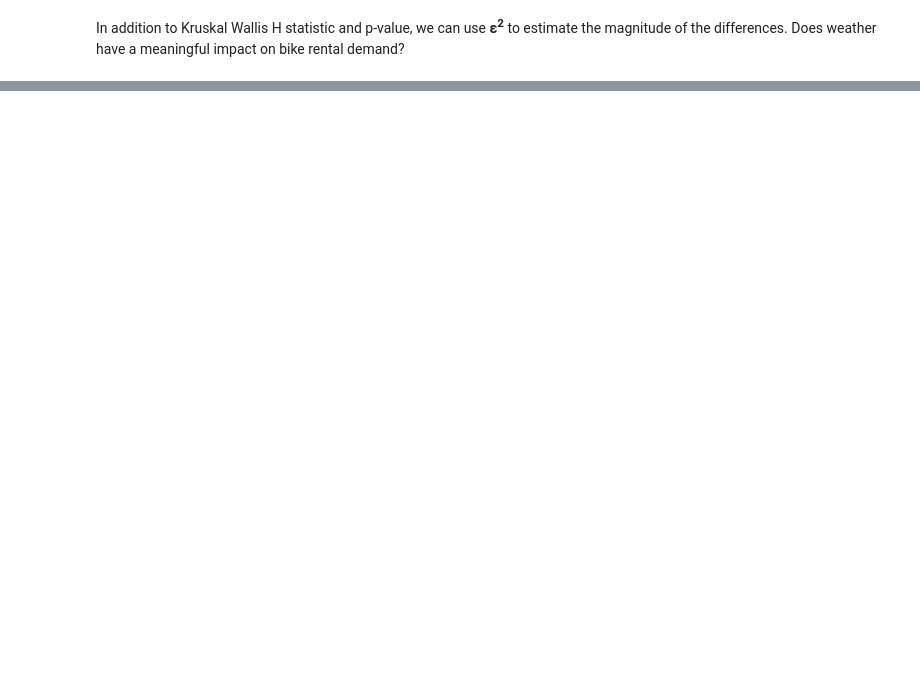
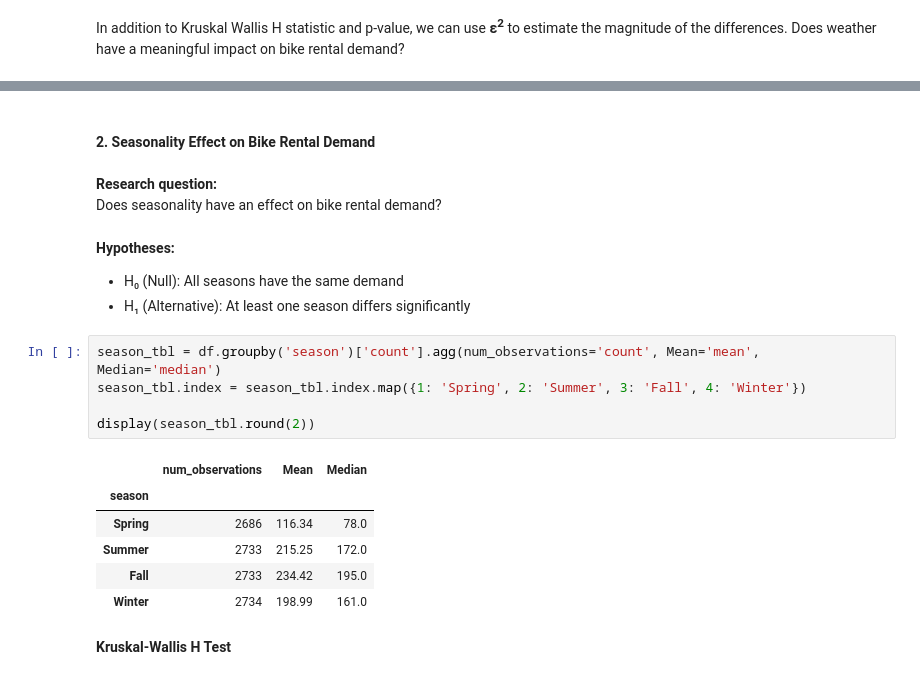
Before and after one commit to nlawee/python_projects, a Jupyter notebook: Lyft - Demand for Electric Bicycles/solution.ipynb, the cells around one changed output, grey strips where cells are left out. Saved outputs shown, nothing was run; the diff lists cells and outputs as text; blank space fills up the shorter version.

```diff
--- a/Lyft - Demand for Electric Bicycles/solution.ipynb
+++ b/Lyft - Demand for Electric Bicycles/solution.ipynb
@@ -282 +294,24 @@ print(f"ε² Effect Size: {epsilon_squared:.4f}")
 Although weather conditions are statistically significant with differences in bike rental demand, the small effect size (ε² = 0.0188) suggests that the overall differences are relatively small. This indicates that weather is alone may not be as impactful on rental demand as initially expected. This leads to observing the importance of other factors such as time of day, seasonality, and working days.
+# %% [markdown]
+#### 2. Seasonality Effect on Bike Rental Demand
+# %% [markdown]
+**Research question:** \
+Does seasonality have an effect on bike rental demand?
+# %% [markdown]
+**Hypotheses:**
+- H₀ (Null): All seasons have the same demand
+- H₁ (Alternative): At least one season differs significantly
+# %%
+season_tbl = df.groupby('season')['count'].agg(num_observations='count', Mean='mean', Median='median')
+season_tbl.index = season_tbl.index.map({1: 'Spring', 2: 'Summer', 3: 'Fall', 4: 'Winter'})
+
+display(season_tbl.round(2))
+# %% [output]
+|  | num_observations | Mean | Median |
+| season |  |  |  |
+| Spring | 2686 | 116.34 | 78.0 |
+| Summer | 2733 | 215.25 | 172.0 |
+| Fall | 2733 | 234.42 | 195.0 |
+| Winter | 2734 | 198.99 | 161.0 |
+# %% [markdown]
+**Kruskal-Wallis H Test**
```
Also changed, not shown: parts of 42 cells of this notebook.
